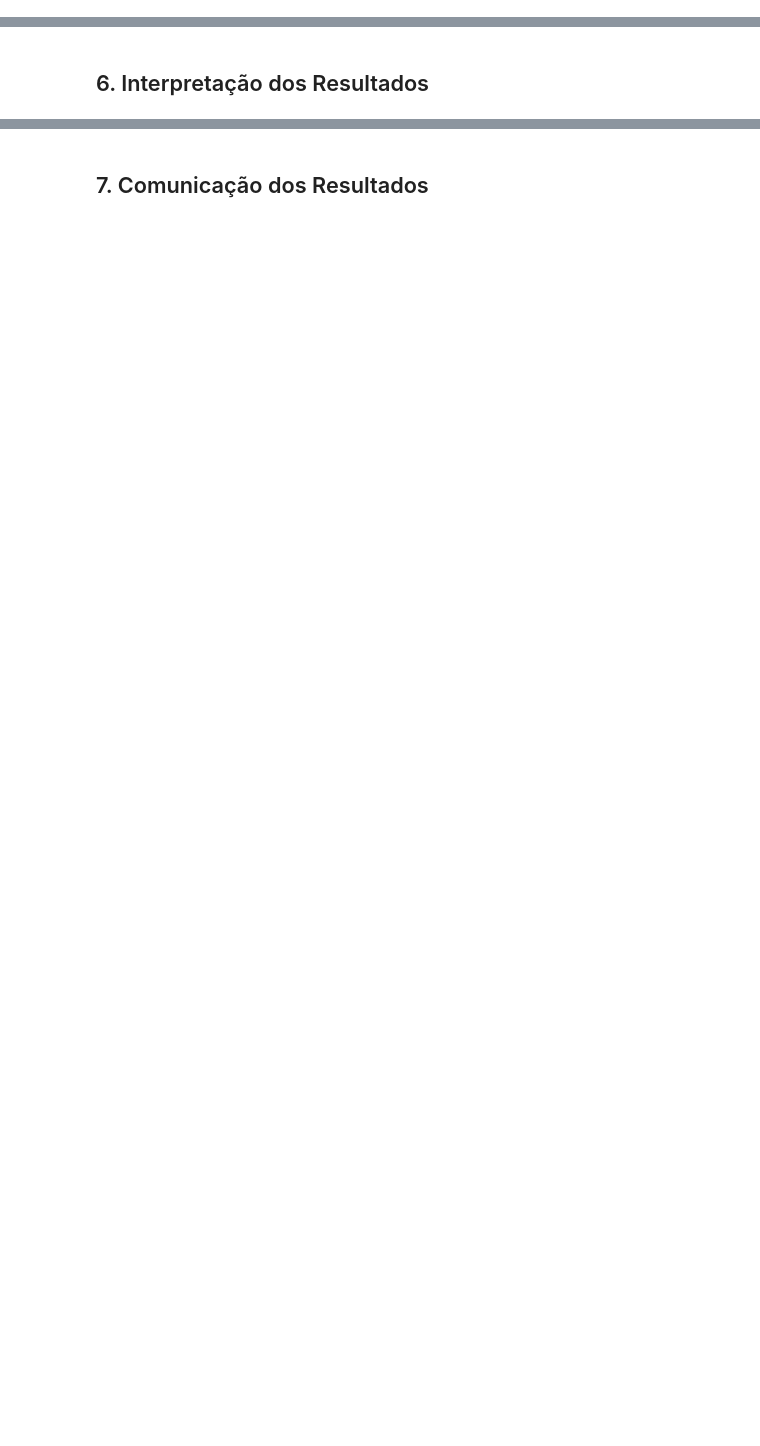
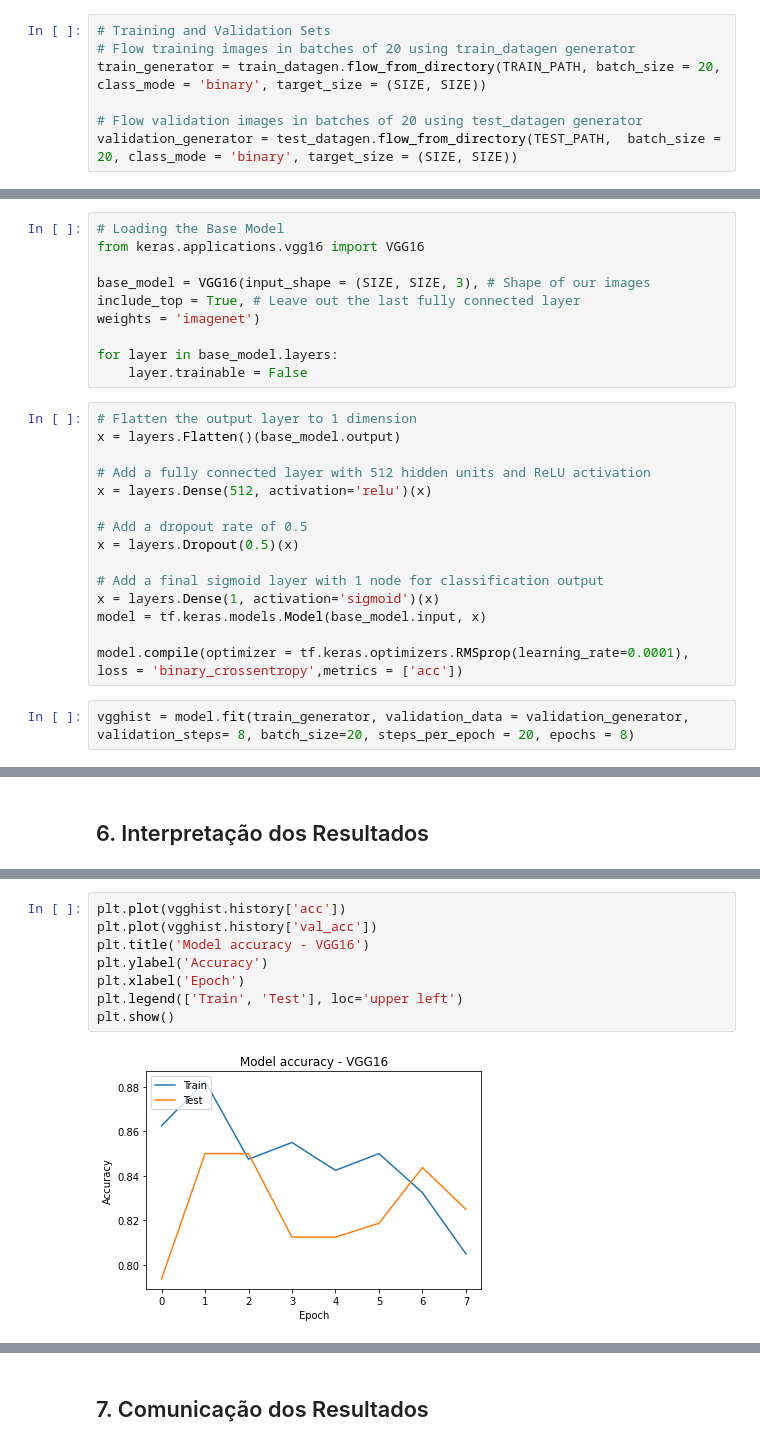
Before and after one commit to cesaraugusto98/TCC_Stricto_Sensu, a Jupyter notebook: Python Scripts.ipynb, the cells around one changed output, grey strips where cells are left out. Saved outputs shown, nothing was run; the diff lists cells and outputs as text; blank space fills up the shorter version.

Commit message:
Modelos CNN funcionando, documentação em andamento

```diff
--- a/Python Scripts.ipynb
+++ b/Python Scripts.ipynb
@@ -385,0 +400,7 @@ history_nao_balanceado = model.fit(X, Y,
+# %%
+# Training and Validation Sets
+# Flow training images in batches of 20 using train_datagen generator
+train_generator = train_datagen.flow_from_directory(TRAIN_PATH, batch_size = 20, class_mode = 'binary', target_size = (SIZE, SIZE))
+
+# Flow validation images in batches of 20 using test_datagen generator
+validation_generator = test_datagen.flow_from_directory(TEST_PATH,  batch_size = 20, class_mode = 'binary', target_size = (SIZE, SIZE))
@@ -385,0 +410,27 @@ history_nao_balanceado = model.fit(X, Y,
+# %%
+# Loading the Base Model
+from keras.applications.vgg16 import VGG16
+
+base_model = VGG16(input_shape = (SIZE, SIZE, 3), # Shape of our images
+include_top = True, # Leave out the last fully connected layer
+weights = 'imagenet')
+
+for layer in base_model.layers:
+    layer.trainable = False
+# %%
+# Flatten the output layer to 1 dimension
+x = layers.Flatten()(base_model.output)
+
+# Add a fully connected layer with 512 hidden units and ReLU activation
+x = layers.Dense(512, activation='relu')(x)
+
+# Add a dropout rate of 0.5
+x = layers.Dropout(0.5)(x)
+
+# Add a final sigmoid layer with 1 node for classification output
+x = layers.Dense(1, activation='sigmoid')(x)
+model = tf.keras.models.Model(base_model.input, x)
+
+model.compile(optimizer = tf.keras.optimizers.RMSprop(learning_rate=0.0001), loss = 'binary_crossentropy',metrics = ['acc'])
+# %%
+vgghist = model.fit(train_generator, validation_data = validation_generator, validation_steps= 8, batch_size=20, steps_per_epoch = 20, epochs = 8)
@@ -475,0 +664,10 @@ plt.plot(np.sort(yd))
+# %%
+plt.plot(vgghist.history['acc'])
+plt.plot(vgghist.history['val_acc'])
+plt.title('Model accuracy - VGG16')
+plt.ylabel('Accuracy')
+plt.xlabel('Epoch')
+plt.legend(['Train', 'Test'], loc='upper left')
+plt.show()
+# %% [output]
+[figure, added]
```
Also changed, not shown: parts of 95 cells of this notebook, 18 other files.
